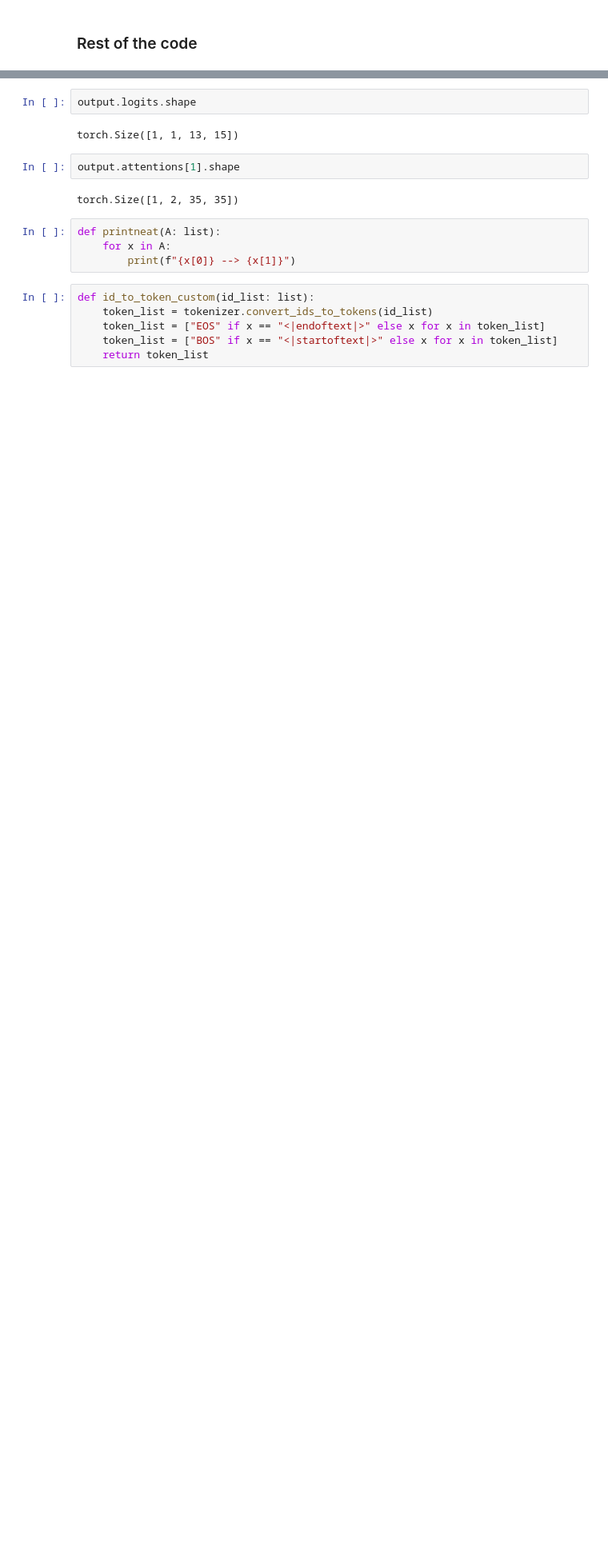
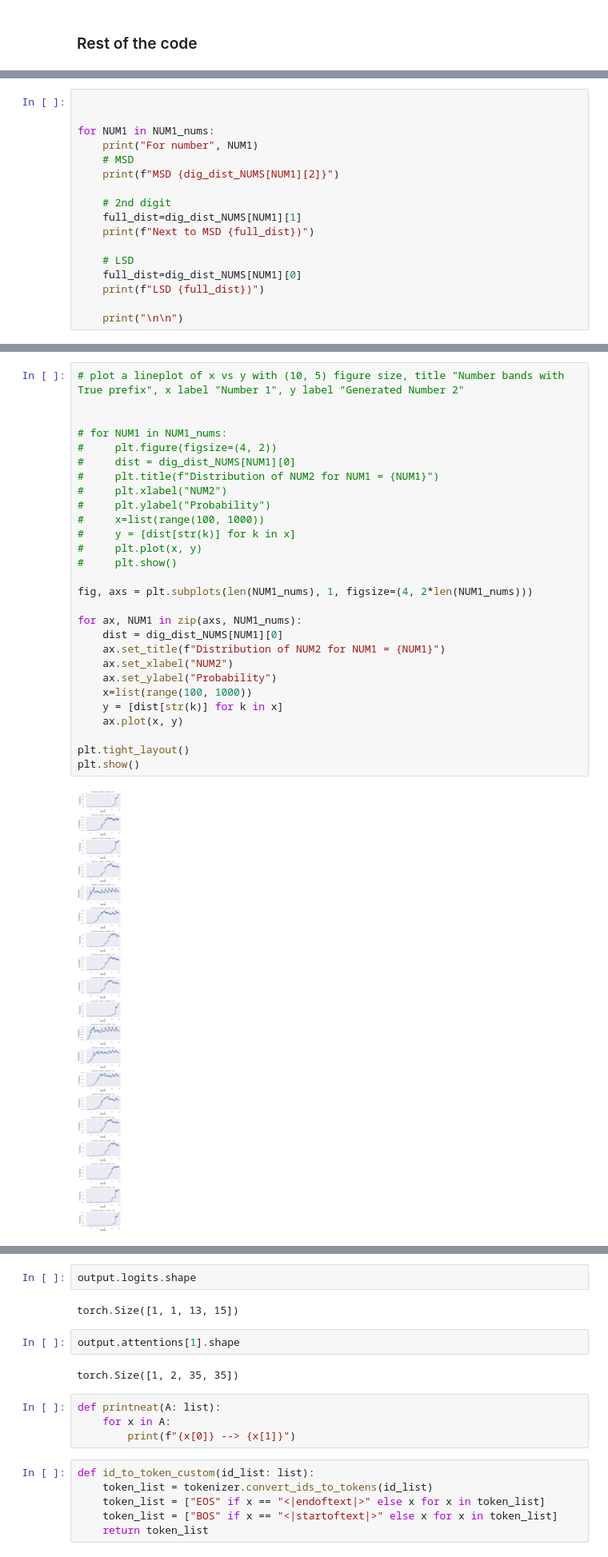
Before and after one commit to mdrpanwar/TransformerLens, a Jupyter notebook: show.ipynb, the cells around one changed output, grey strips where cells are left out. Shown at 80% size. Cells and saved outputs as stored; diff of their text form; blank space fills up the shorter version.

Commit message:
add show

```diff
--- a/show.ipynb
+++ b/show.ipynb
@@ -199,0 +474,17 @@ prediction: =691
+# %%
+
+
+for NUM1 in NUM1_nums:
+    print("For number", NUM1)
+    # MSD
+    print(f"MSD {dig_dist_NUMS[NUM1][2]}")
+
+    # 2nd digit
+    full_dist=dig_dist_NUMS[NUM1][1]
+    print(f"Next to MSD {full_dist})")
+
+    # LSD
+    full_dist=dig_dist_NUMS[NUM1][0]
+    print(f"LSD {full_dist})")
+
+    print("\n\n")
@@ -199,0 +511,30 @@ prediction: =691
+# %%
+# plot a lineplot of x vs y with (10, 5) figure size, title "Number bands with True prefix", x label "Number 1", y label "Generated Number 2"
+
+
+# for NUM1 in NUM1_nums:
+#     plt.figure(figsize=(4, 2))
+#     dist = dig_dist_NUMS[NUM1][0]
+#     plt.title(f"Distribution of NUM2 for NUM1 = {NUM1}")
+#     plt.xlabel("NUM2")
+#     plt.ylabel("Probability")
+#     x=list(range(100, 1000))
+#     y = [dist[str(k)] for k in x]
+#     plt.plot(x, y)
+#     plt.show()
+
+fig, axs = plt.subplots(len(NUM1_nums), 1, figsize=(4, 2*len(NUM1_nums)))
+
+for ax, NUM1 in zip(axs, NUM1_nums):
+    dist = dig_dist_NUMS[NUM1][0]
+    ax.set_title(f"Distribution of NUM2 for NUM1 = {NUM1}")
+    ax.set_xlabel("NUM2")
+    ax.set_ylabel("Probability")
+    x=list(range(100, 1000))
+    y = [dist[str(k)] for k in x]
+    ax.plot(x, y)
+
+plt.tight_layout()
+plt.show()
+# %% [output]
+[figure, added]
```
Also changed, not shown: parts of 24 cells of this notebook.
